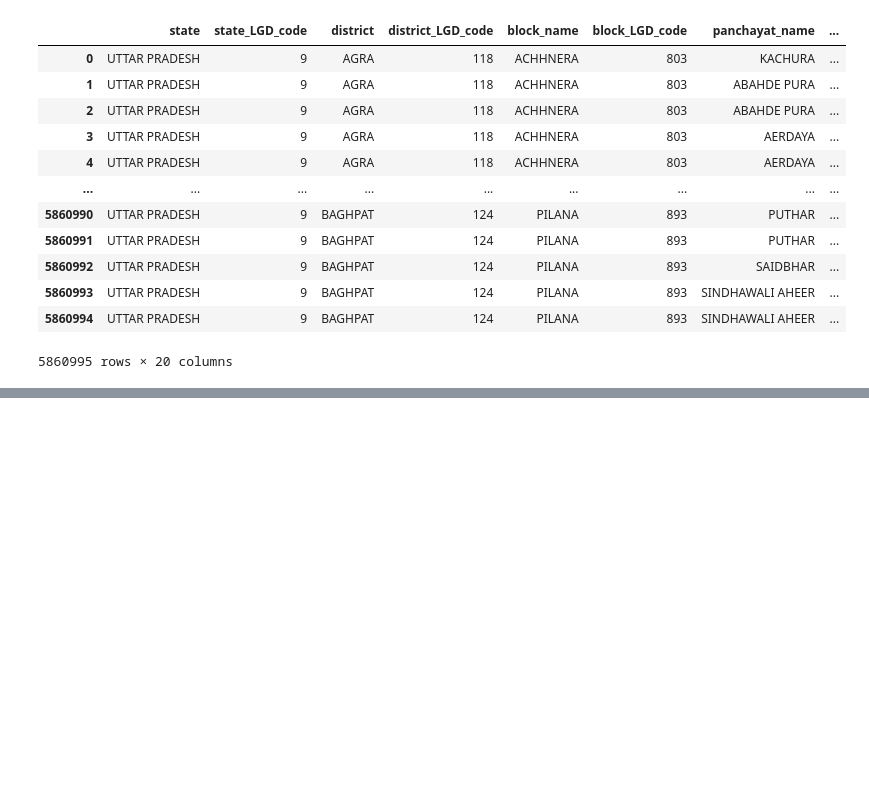
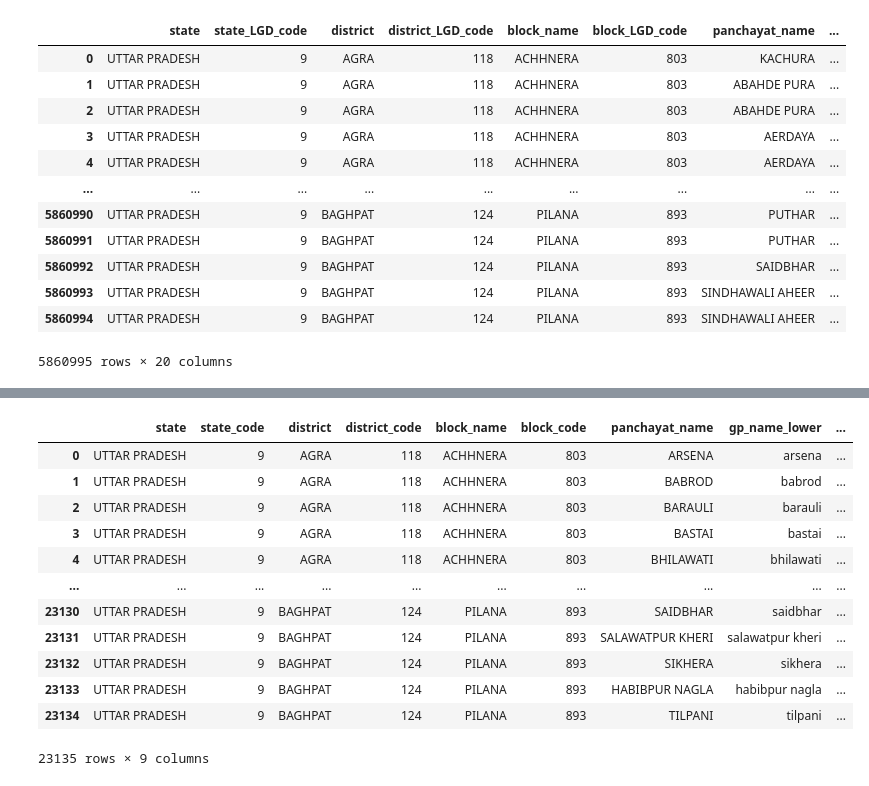
Before and after one commit to ujjawal234/bipp-datasets, a Jupyter notebook: projects/nrega-impact/src/data/panchayat_mapping.ipynb, the cells around one changed output, grey strips where cells are left out. Cells and saved outputs as stored; diff of their text form; code cells hidden in the pictures; blank space fills up the shorter version.

```diff
--- a/projects/nrega-impact/src/data/panchayat_mapping.ipynb
+++ b/projects/nrega-impact/src/data/panchayat_mapping.ipynb
@@ -158,0 +177,17 @@ merged_codes
+# %%
+mapped_codes_1 = merged_codes[merged_codes['gp_code'].notnull()].copy().reset_index(drop=True)
+mapped_codes_1
+# %% [output]
+|  | state | state_code | district | district_code | block_name | block_code | panchayat_name | gp_name_lower | ... |
+| 0 | UTTAR PRADESH | 9 | AGRA | 118 | ACHHNERA | 803 | ARSENA | arsena | ... |
+| 1 | UTTAR PRADESH | 9 | AGRA | 118 | ACHHNERA | 803 | BABROD | babrod | ... |
+| 2 | UTTAR PRADESH | 9 | AGRA | 118 | ACHHNERA | 803 | BARAULI | barauli | ... |
+| 3 | UTTAR PRADESH | 9 | AGRA | 118 | ACHHNERA | 803 | BASTAI | bastai | ... |
+| 4 | UTTAR PRADESH | 9 | AGRA | 118 | ACHHNERA | 803 | BHILAWATI | bhilawati | ... |
+| ... | ... | ... | ... | ... | ... | ... | ... | ... | ... |
+| 23130 | UTTAR PRADESH | 9 | BAGHPAT | 124 | PILANA | 893 | SAIDBHAR | saidbhar | ... |
+| 23131 | UTTAR PRADESH | 9 | BAGHPAT | 124 | PILANA | 893 | SALAWATPUR KHERI | salawatpur kheri | ... |
+| 23132 | UTTAR PRADESH | 9 | BAGHPAT | 124 | PILANA | 893 | SIKHERA | sikhera | ... |
+| 23133 | UTTAR PRADESH | 9 | BAGHPAT | 124 | PILANA | 893 | HABIBPUR NAGLA | habibpur nagla | ... |
+| 23134 | UTTAR PRADESH | 9 | BAGHPAT | 124 | PILANA | 893 | TILPANI | tilpani | ... |
+23135 rows × 9 columns
```
Also changed, not shown: parts of 32 cells of this notebook.
